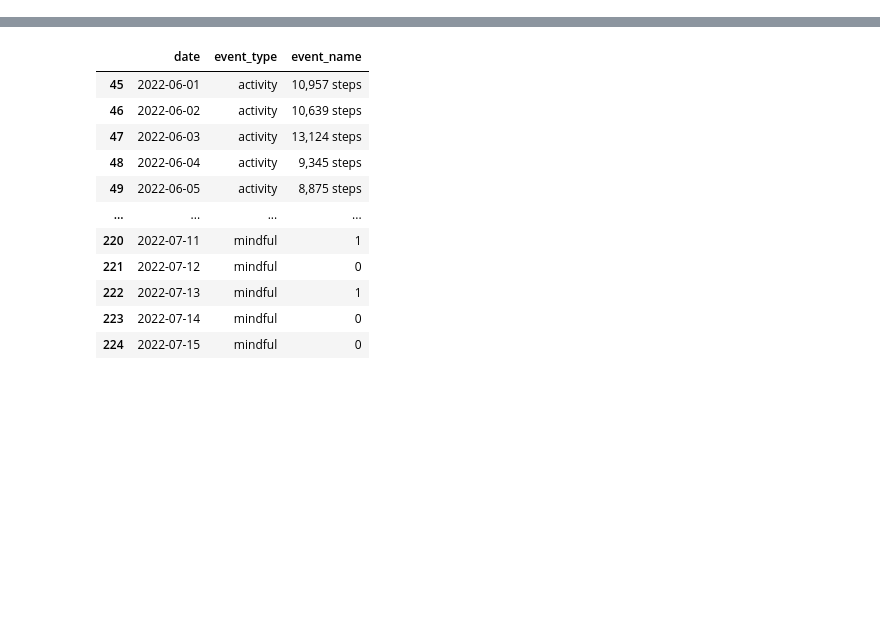
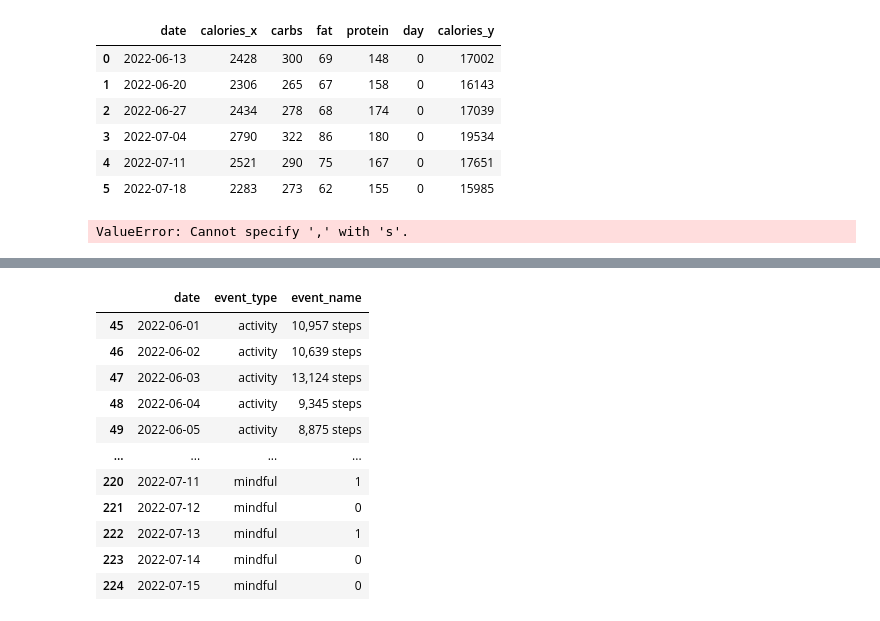
Before and after one commit to namtonthat/apple-health-data, a Jupyter notebook: ap.ipynb, the cells around one changed output, grey strips where cells are left out. Drawn from its saved outputs; the diff is of its cells as text; code cells hidden in the pictures; blank space fills up the shorter version.

```diff
--- a/ap.ipynb
+++ b/ap.ipynb
@@ -304,0 +286,21 @@ df
+# %%
+df_sum = round_df(df[['date','calories']].copy().rolling(on = 'date', window = 7).sum().dropna())
+# %%
+pd.merge(left = df_avg[df_avg['day'] == 0], right =  df_sum, how = 'inner', on = 'date')
+# %% [output]
+|  | date | calories_x | carbs | fat | protein | day | calories_y |
+| 0 | 2022-06-13 | 2428 | 300 | 69 | 148 | 0 | 17002 |
+| 1 | 2022-06-20 | 2306 | 265 | 67 | 158 | 0 | 16143 |
+| 2 | 2022-06-27 | 2434 | 278 | 68 | 174 | 0 | 17039 |
+| 3 | 2022-07-04 | 2790 | 322 | 86 | 180 | 0 | 19534 |
+| 4 | 2022-07-11 | 2521 | 290 | 75 | 167 | 0 | 17651 |
+| 5 | 2022-07-18 | 2283 | 273 | 62 | 155 | 0 | 15985 |
+# %%
+df_avg['weight'] = df['body_weight
+df_avg = df[['date', 'carbs', 'protein', 'fat', 'calories']].copy().rolling(on = 'date', window = 7).mean().dropna()
+df_avg = round_df(df_avg)
+
+# filter out sundays
+df_avg['day'] = [i.weekday() for i in df_avg['date']]
+# %% [output]
+ValueError: Cannot specify ',' with 's'.
```
Also changed, not shown: parts of 8 cells of this notebook, 2 other files.
